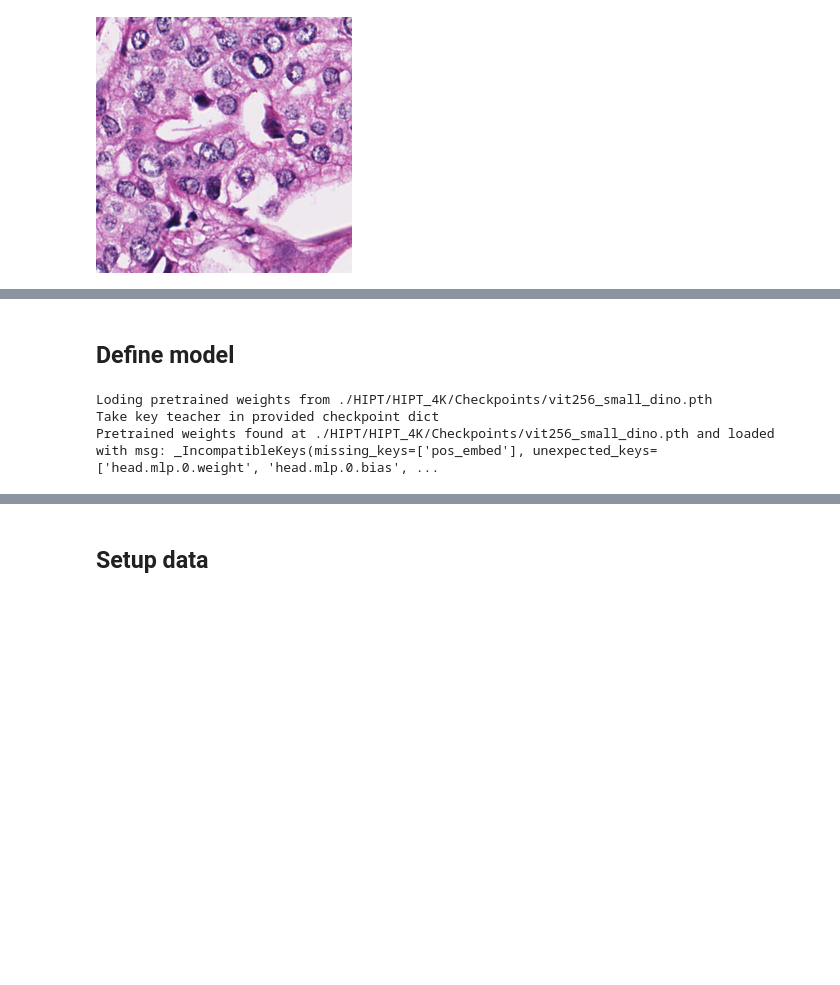
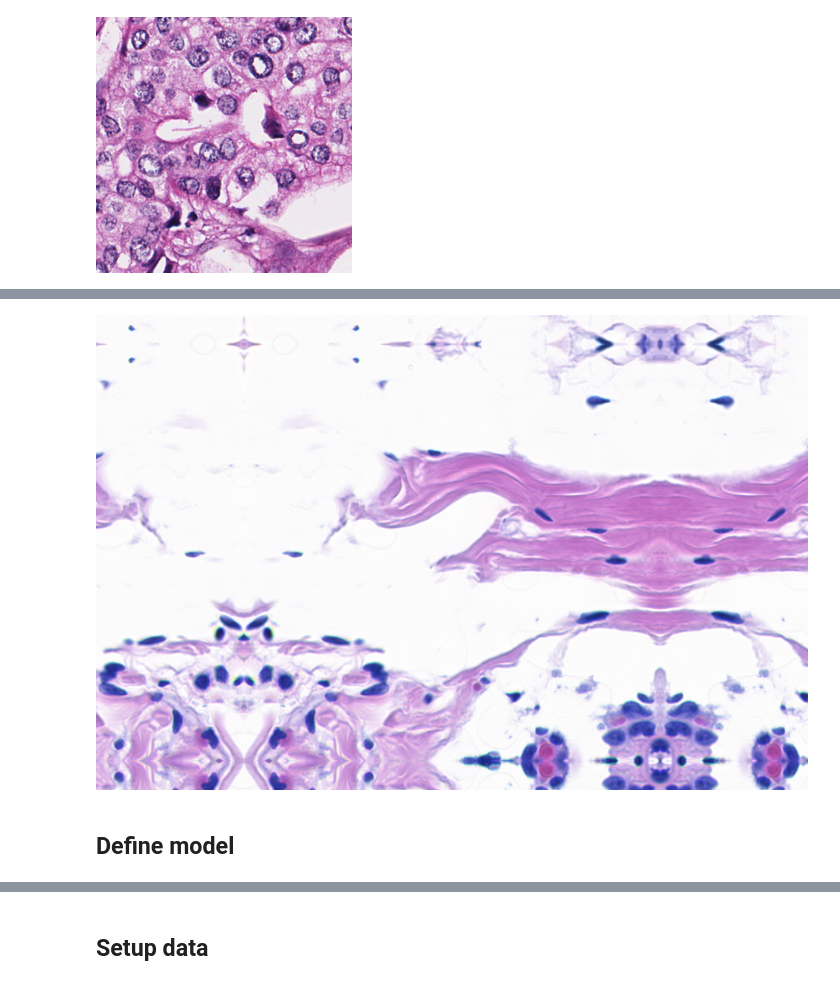
Before and after one commit to mayarali/carcinoma_classification, a Jupyter notebook: hipt_test.ipynb, the cells around one changed output, grey strips where cells are left out. Saved outputs shown, nothing was run; the diff lists cells and outputs as text; code cells hidden in the pictures; blank space fills up the shorter version.

```diff
--- a/hipt_test.ipynb
+++ b/hipt_test.ipynb
@@ -68,2 +84,6 @@ train_set.images[5]
+# %%
+test_set.images[10]
+# %% [output]
+[figure, added]
 # %% [markdown]
 ## Define model
@@ -83,6 +89,0 @@ def get_num_params(model):
-# %%
-custom_vit = load_pretrained_vit()
-# %% [output]
-Loding pretrained weights from ./HIPT/HIPT_4K/Checkpoints/vit256_small_dino.pth
-Take key teacher in provided checkpoint dict
-Pretrained weights found at ./HIPT/HIPT_4K/Checkpoints/vit256_small_dino.pth and loaded with msg: _IncompatibleKeys(missing_keys=['pos_embed'], unexpected_keys=['head.mlp.0.weight', 'head.mlp.0.bias', ...
```
Also changed, not shown: parts of 39 cells of this notebook, 3 other files.
